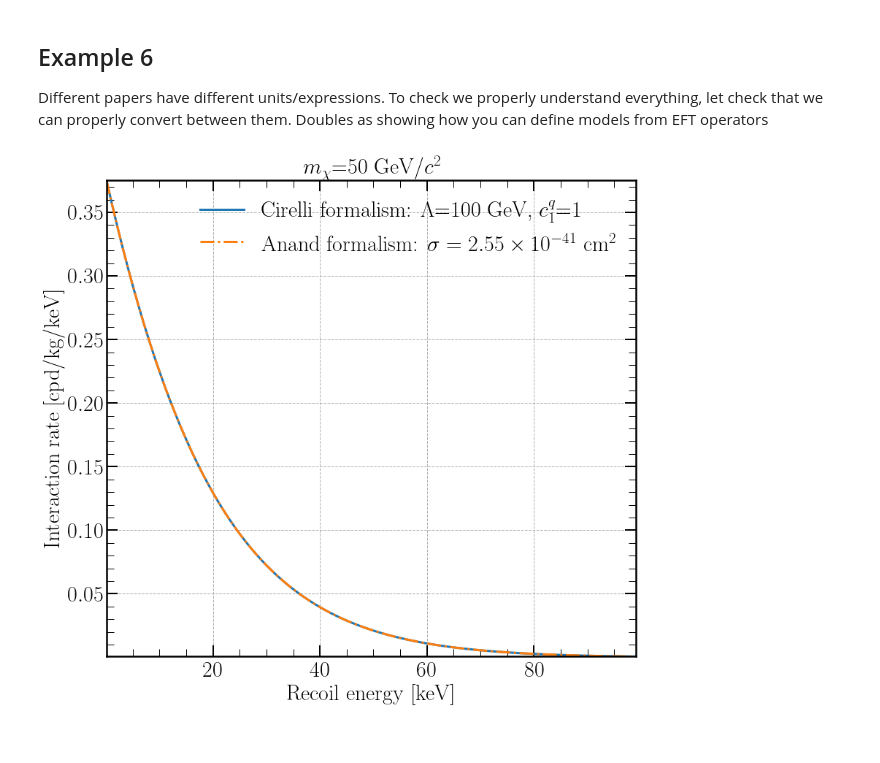
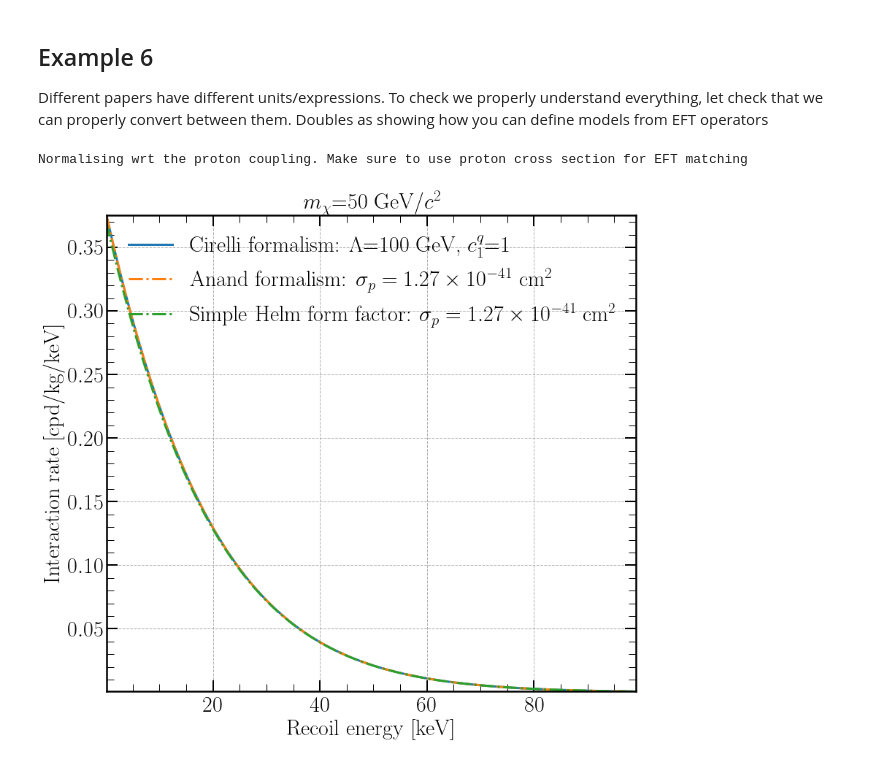
Before and after one commit to mjzurowski/sgm, a Jupyter notebook: Demo.ipynb, the cells around one changed output. Drawn from its saved outputs; the diff is of its cells as text; code cells hidden in the pictures.

Commit message:
adjusted cross sec defs and coupling in Anand to make clearer physical meaning of sigma

```diff
--- a/Demo.ipynb
+++ b/Demo.ipynb
@@ -162,23 +165,25 @@ Dist = VelDist("avSHM",0.3)
 # %%
 ## Lets do F1 first
 cq = c_q() # get the default all zero quark couplings
 cq["c1"]=1 # set relativistic O1 to active
 mX = 50*GeV
 Lam = 100*GeV
 
-sig = sigma_from_EFT(cq,mX,Lam) # compute the observable cross section equivalent to this combo of EFT operators
+sig = sigma_p_from_EFT(cq,mX,Lam) # compute the observable cross section equivalent to this combo of EFT operators
 
 F1A = AnandF1(c1_N(cq)[0],c1_N(cq)[1])
 F1C = NobileF1(cq)
 
 E = np.arange(0.1,100,1) # observed energy, units of keV_ee
 plt.plot(E,[Det.dRdE_True(e,F1C.dRdER,mX=mX,Lambda=Lam,VelDist=Dist) for e in E])
 plt.plot(E,[Det.dRdE_True(e,F1A.dRdER,mX=mX,sig=sig,VelDist=Dist) for e in E],"-.")
+plt.plot(E,[Det.dRdE_True(e,SIWIMP_Helm().dRdER,mX=mX,sig=sig,VelDist=Dist) for e in E],"-.")
 plt.xlabel("Recoil energy [keV]")
 plt.ylabel("Interaction rate [cpd/kg/keV]")
 plt.title(r"$m_{\chi}$=50 GeV/$c^2$")
-plt.legend([r"Cirelli formalism: $\Lambda$=100 GeV, $c_1^q$=1",r"Anand formalism: $\sigma=2.55\times 10^{-41}$ cm$^2$"])
+plt.legend([r"Cirelli formalism: $\Lambda$=100 GeV, $c_1^q$=1",r"Anand formalism: $\sigma_p=1.27\times 10^{-41}$ cm$^2$",r"Simple Helm form factor: $\sigma_p=1.27\times 10^{-41}$ cm$^2$"])
 plt.grid()
 plt.show()
 # %% [output]
+Normalising wrt the proton coupling. Make sure to use proton cross section for EFT matching
-[figure, old version]
+[figure, new version]
```
Also changed, not shown: parts of 20 cells of this notebook, 3 other files.
